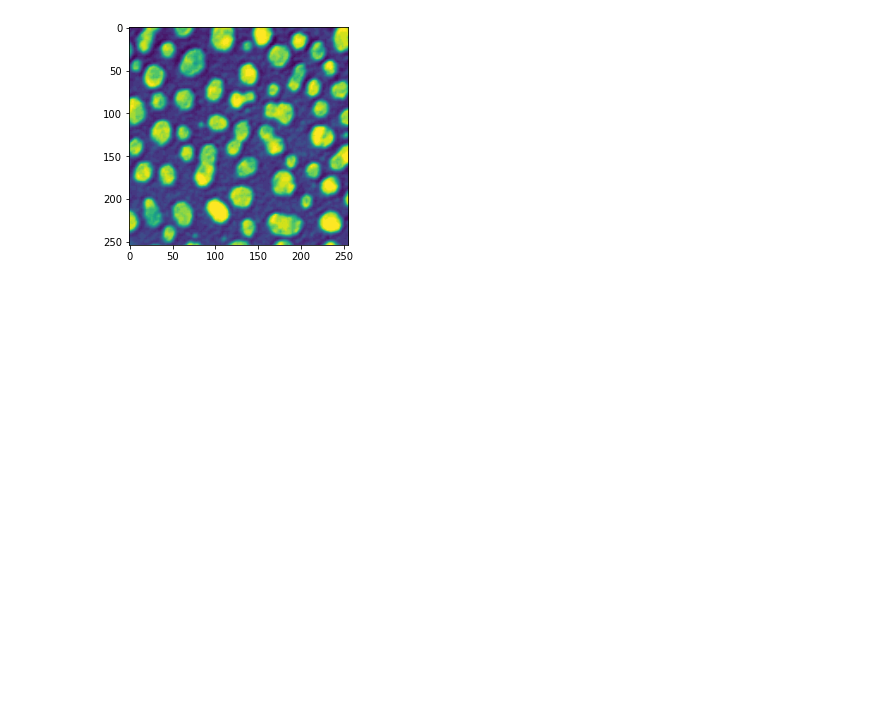
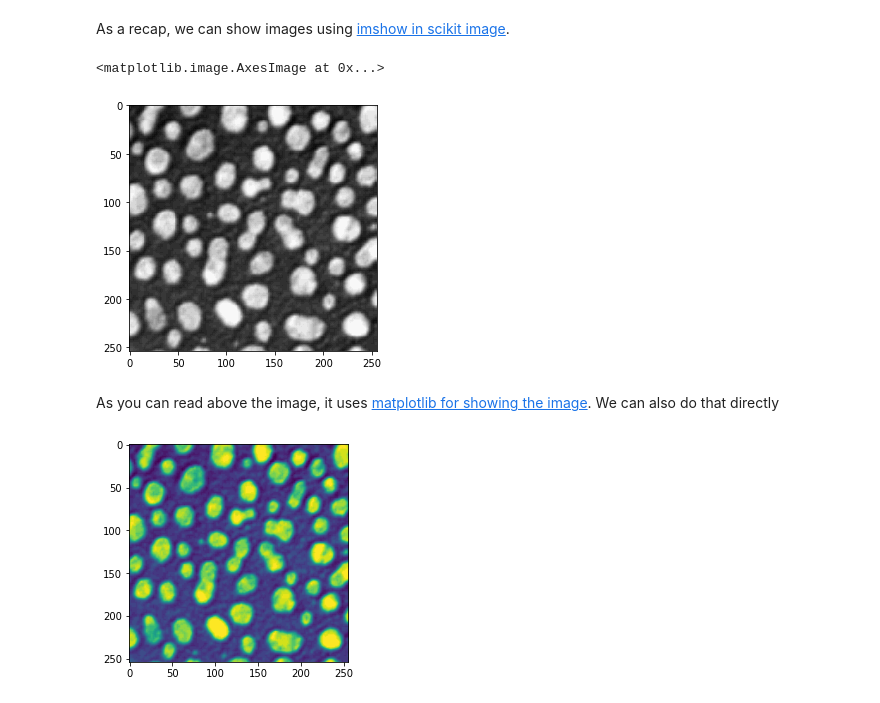
Before and after one commit to BiAPoL/Bio-image_Analysis_with_Python, a Jupyter notebook: image_processing/02_Working_with_images.ipynb, the cells around one changed output. Saved outputs shown, nothing was run; the diff lists cells and outputs as text; code cells hidden in the pictures; blank space fills up the shorter version.

Commit message:
WIP: image processing basics

```diff
--- a/image_processing/02_Working_with_images.ipynb
+++ b/image_processing/02_Working_with_images.ipynb
@@ -11,3 +27,14 @@ Showing images
+# %% [markdown]
+As a recap, we can show images using [imshow in scikit image](https://scikit-image.org/docs/dev/api/skimage.io.html#skimage.io.imshow).
+# %%
+from skimage.io import imshow
+
+imshow(image)
+# %% [output]
+<matplotlib.image.AxesImage at 0x...>
+[figure, added]
+# %% [markdown]
+As you can read above the image, it uses [matplotlib for showing the image](https://matplotlib.org/stable/api/_as_gen/matplotlib.pyplot.imshow.html). We can also do that directly
 # %%
 import matplotlib.pyplot as plt
 plt.imshow(image)
```
Also changed, not shown: parts of 27 cells of this notebook, 4 other files.
